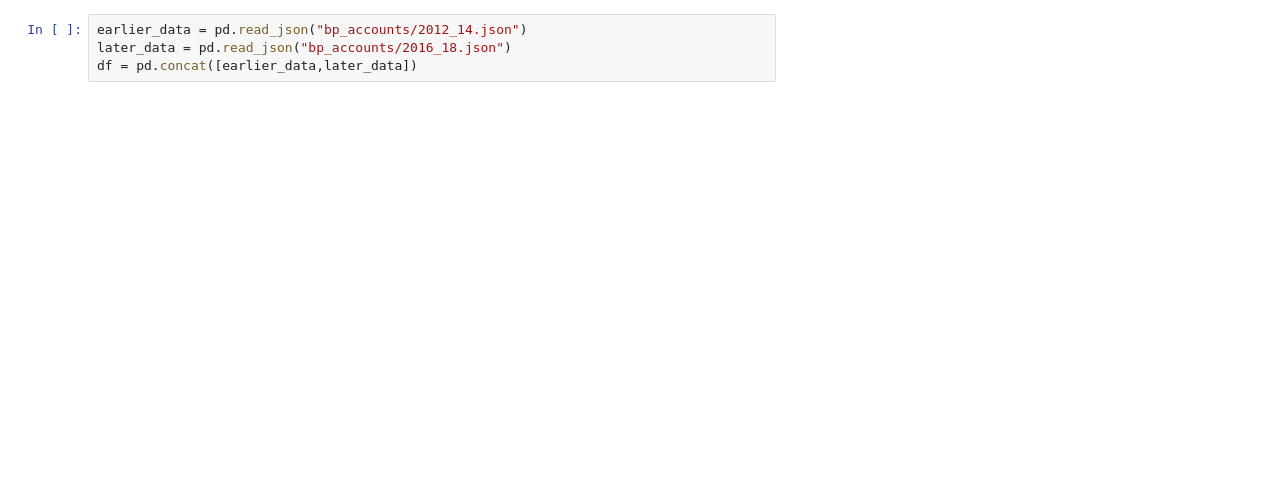
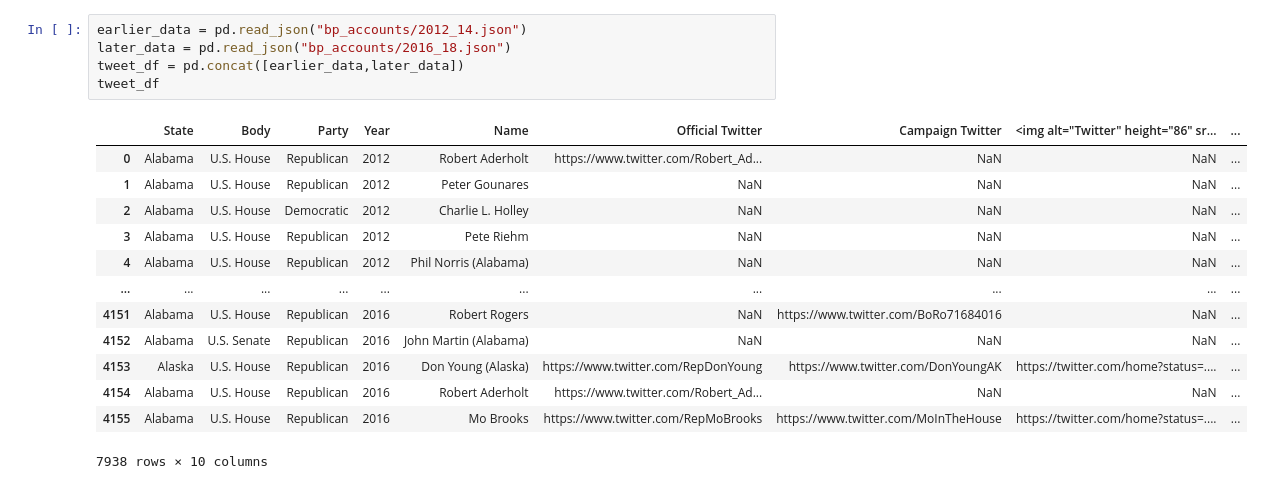
Before and after one commit to wmceachen/tweetVotes, a Jupyter notebook: cleaning.ipynb, the cells around one changed output. Saved outputs shown, nothing was run; the diff lists cells and outputs as text; blank space fills up the shorter version.

```diff
--- a/cleaning.ipynb
+++ b/cleaning.ipynb
@@ -6,5 +15,20 @@ from scipy import stats
 # %%
 earlier_data = pd.read_json("bp_accounts/2012_14.json")
 later_data = pd.read_json("bp_accounts/2016_18.json")
-df = pd.concat([earlier_data,later_data])
+tweet_df = pd.concat([earlier_data,later_data])
+tweet_df
+# %% [output]
+|  | State | Body | Party | Year | Name | Official Twitter | Campaign Twitter | <img alt="Twitter" height="86" sr... | ... |
+| 0 | Alabama | U.S. House | Republican | 2012 | Robert Aderholt | https://www.twitter.com/Robert_Ad... | NaN | NaN | ... |
+| 1 | Alabama | U.S. House | Republican | 2012 | Peter Gounares | NaN | NaN | NaN | ... |
+| 2 | Alabama | U.S. House | Democratic | 2012 | Charlie L. Holley | NaN | NaN | NaN | ... |
+| 3 | Alabama | U.S. House | Republican | 2012 | Pete Riehm | NaN | NaN | NaN | ... |
+| 4 | Alabama | U.S. House | Republican | 2012 | Phil Norris (Alabama) | NaN | NaN | NaN | ... |
+| ... | ... | ... | ... | ... | ... | ... | ... | ... | ... |
+| 4151 | Alabama | U.S. House | Republican | 2016 | Robert Rogers | NaN | https://www.twitter.com/BoRo71684016 | NaN | ... |
+| 4152 | Alabama | U.S. Senate | Republican | 2016 | John Martin (Alabama) | NaN | NaN | NaN | ... |
+| 4153 | Alaska | U.S. House | Republican | 2016 | Don Young (Alaska) | https://www.twitter.com/RepDonYoung | https://www.twitter.com/DonYoungAK | https://twitter.com/home?status=.... | ... |
+| 4154 | Alabama | U.S. House | Republican | 2016 | Robert Aderholt | https://www.twitter.com/Robert_Ad... | NaN | NaN | ... |
+| 4155 | Alabama | U.S. House | Republican | 2016 | Mo Brooks | https://www.twitter.com/RepMoBrooks | https://www.twitter.com/MoInTheHouse | https://twitter.com/home?status=.... | ... |
+7938 rows × 10 columns
 # %%
```
Also changed, not shown: parts of 19 cells of this notebook.
